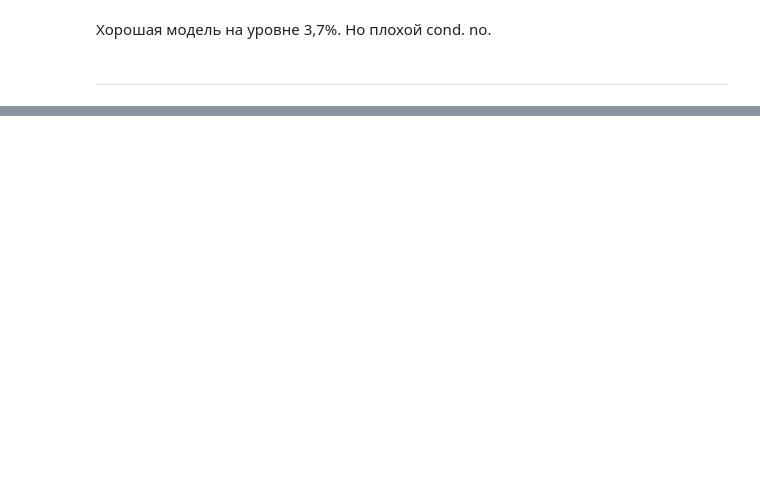
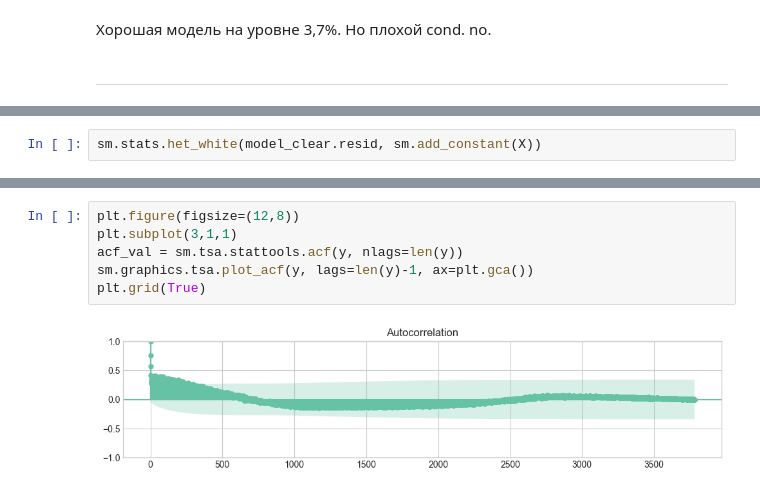
Before and after one commit to GregValdemarov/SUM_PMI3-1_Econometrics, a Jupyter notebook: Датасеты/last/Авиа/model.ipynb, the cells around one changed output, grey strips where cells are left out. Saved outputs shown, nothing was run; the diff lists cells and outputs as text; blank space fills up the shorter version.

```diff
--- a/Датасеты/last/Авиа/model.ipynb
+++ b/Датасеты/last/Авиа/model.ipynb
@@ -1470,0 +1492,2 @@ Notes:
+# %%
+sm.stats.het_white(model_clear.resid, sm.add_constant(X))
@@ -1470,0 +1514,8 @@ Notes:
+# %%
+plt.figure(figsize=(12,8))
+plt.subplot(3,1,1)
+acf_val = sm.tsa.stattools.acf(y, nlags=len(y))
+sm.graphics.tsa.plot_acf(y, lags=len(y)-1, ax=plt.gca())
+plt.grid(True)
+# %% [output]
+[figure, added]
```
Also changed, not shown: parts of 61 cells of this notebook, 9 other files.
